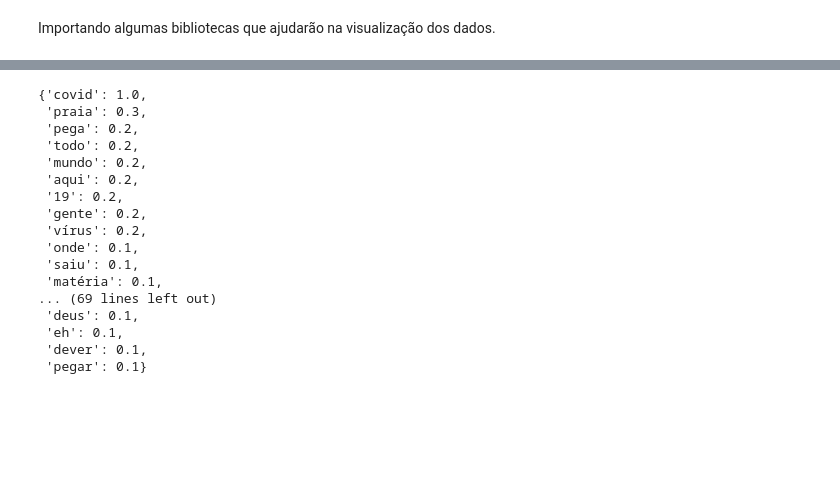
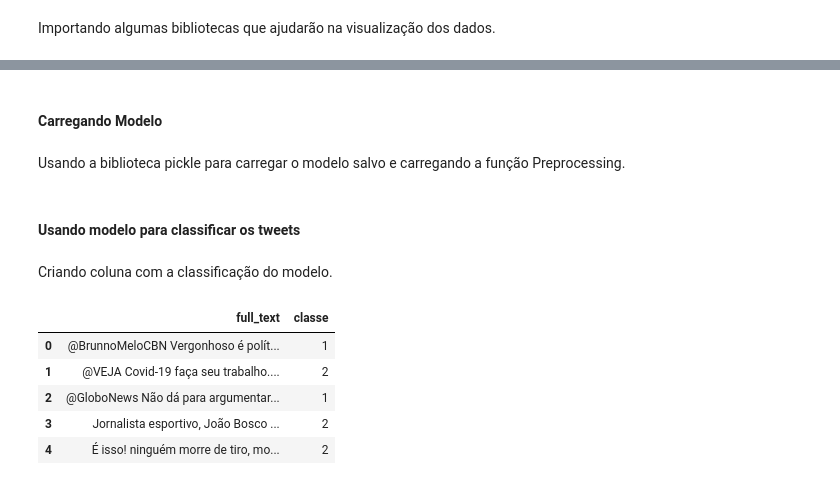
Before and after one commit to jogamaral/twitter-covid, a Jupyter notebook: twitter.ipynb, the cells around one changed output, grey strips where cells are left out. Cells and saved outputs as stored; diff of their text form; code cells hidden in the pictures; blank space fills up the shorter version.

```diff
--- a/twitter.ipynb
+++ b/twitter.ipynb
@@ -140,20 +110,4 @@ import numpy as np
-# %%
-wordcloud.words_
-# %% [output]
-{'covid': 1.0,
- 'praia': 0.3,
- 'pega': 0.2,
- 'todo': 0.2,
- 'mundo': 0.2,
- 'aqui': 0.2,
- '19': 0.2,
- 'gente': 0.2,
- 'vírus': 0.2,
- 'onde': 0.1,
- 'saiu': 0.1,
- 'matéria': 0.1,
-... (69 lines left out)
- 'deus': 0.1,
- 'eh': 0.1,
- 'dever': 0.1,
- 'pegar': 0.1}
+# %% [markdown]
+#### Carregando Modelo
+# %% [markdown]
+Usando a biblioteca pickle para carregar o modelo salvo e carregando a função Preprocessing.
@@ -159,0 +126,2 @@ wordcloud.words_
+# %% [markdown]
+#### Usando modelo para classificar os tweets
@@ -159,0 +133,12 @@ wordcloud.words_
+# %% [markdown]
+Criando coluna com a classificação do modelo.
+# %%
+tw_df['classe'] = resultados
+tw_df[['full_text','classe']].head()
+# %% [output]
+|  | full_text | classe |
+| 0 | @BrunnoMeloCBN Vergonhoso é polít... | 1 |
+| 1 | @VEJA Covid-19 faça seu trabalho.... | 2 |
+| 2 | @GloboNews Não dá para argumentar... | 1 |
+| 3 | Jornalista esportivo, João Bosco ... | 2 |
+| 4 | É isso! ninguém morre de tiro, mo... | 2 |
```
Also changed, not shown: parts of 18 cells of this notebook, 4 other files.
